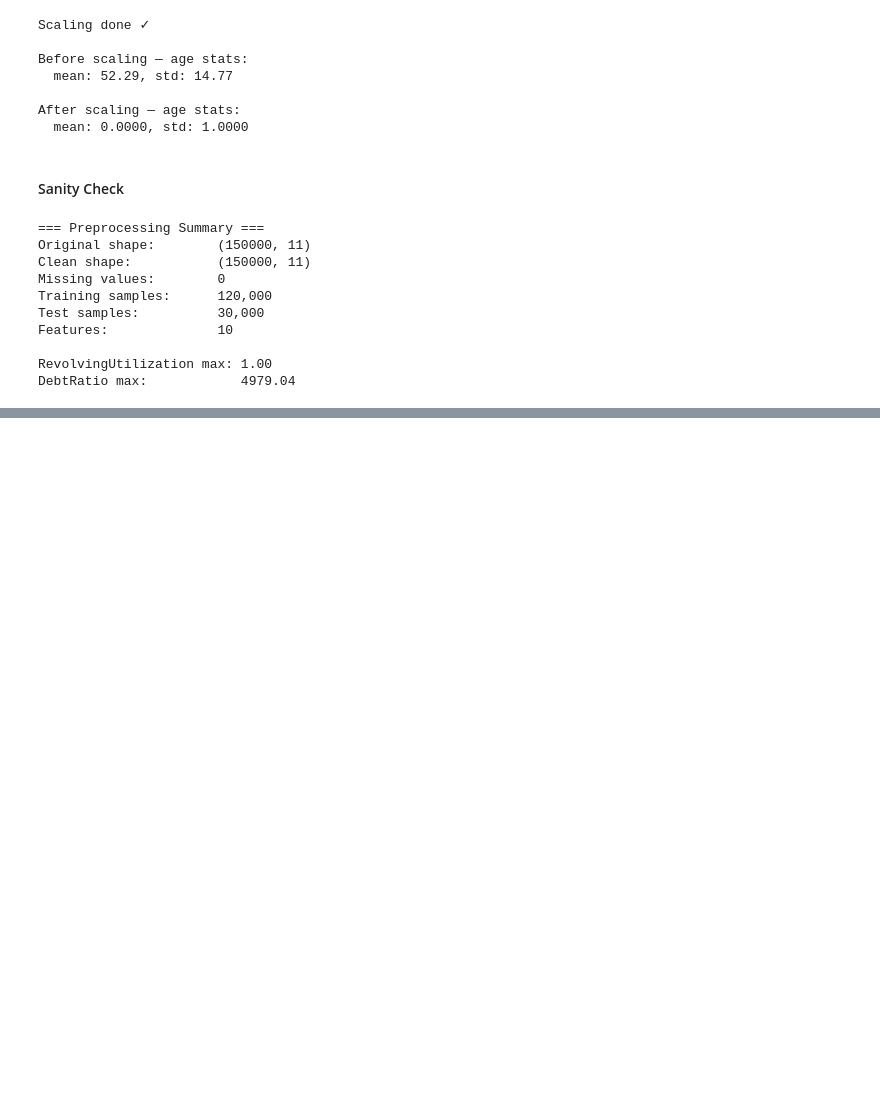
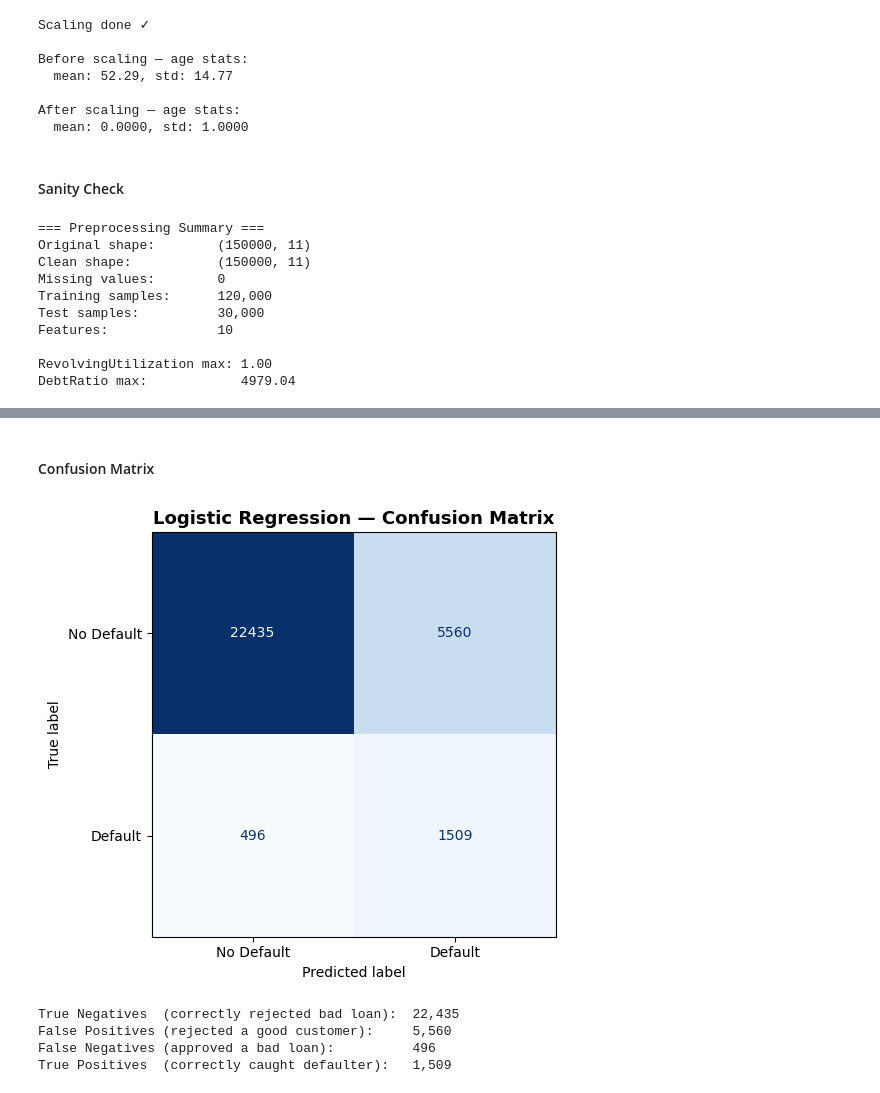
Before and after one commit to Sohail-Rasul/credit-risk-classifier, a Jupyter notebook: credit_risk_classifier.ipynb, the cells around one changed output, grey strips where cells are left out. Saved outputs shown, nothing was run; the diff lists cells and outputs as text; code cells hidden in the pictures; blank space fills up the shorter version.

Commit message:
Phase 4: Baseline Model (Logistic Regression)

```diff
--- a/credit_risk_classifier.ipynb
+++ b/credit_risk_classifier.ipynb
@@ -510,0 +521,11 @@ DebtRatio max:            4979.04
+# %%
+from sklearn.linear_model import LogisticRegression
+
+lr_model = LogisticRegression(
+    class_weight='balanced',  # handles class imbalance. This parameter tells the model to penalise mistakes on the minority class (defaulters) more heavily during training.
+    random_state=42,
+    max_iter=1000             # default 100 sometimes doesn't converge
+)
+
+lr_model.fit(X_train_scaled, y_train)
+print("Model trained ✓")
@@ -510,0 +536,9 @@ DebtRatio max:            4979.04
+# %%
+# Class predictions (0 or 1)
+y_pred = lr_model.predict(X_test_scaled)
+
+# Probability predictions (what we actually care about)
+y_prob = lr_model.predict_proba(X_test_scaled)[:, 1]
+
+print(f"Sample class predictions:   {y_pred[:10]}")
+print(f"Sample default probabilities: {y_prob[:10].round(3)}")
@@ -510,0 +591,28 @@ DebtRatio max:            4979.04
+# %% [markdown]
+#### Confusion Matrix
+# %%
+fig, ax = plt.subplots(figsize=(6, 5))
+
+cm = confusion_matrix(y_test, y_pred)
+disp = ConfusionMatrixDisplay(confusion_matrix=cm,
+                               display_labels=['No Default', 'Default'])
+disp.plot(ax=ax, colorbar=False, cmap='Blues')
+
+ax.set_title('Logistic Regression — Confusion Matrix',
+             fontsize=13, fontweight='bold')
+plt.tight_layout()
+plt.savefig('figures/06_lr_confusion_matrix.png', dpi=150)
+plt.show()
+
+# Print the actual numbers with labels
+tn, fp, fn, tp = cm.ravel()
+print(f"\nTrue Negatives  (correctly rejected bad loan):  {tn:,}")
+print(f"False Positives (rejected a good customer):     {fp:,}")
+print(f"False Negatives (approved a bad loan):          {fn:,}")
+print(f"True Positives  (correctly caught defaulter):   {tp:,}")
+# %% [output]
+[figure, added]
+True Negatives  (correctly rejected bad loan):  22,435
+False Positives (rejected a good customer):     5,560
+False Negatives (approved a bad loan):          496
+True Positives  (correctly caught defaulter):   1,509
```
Also changed, not shown: parts of 12 cells of this notebook, 3 other files.
